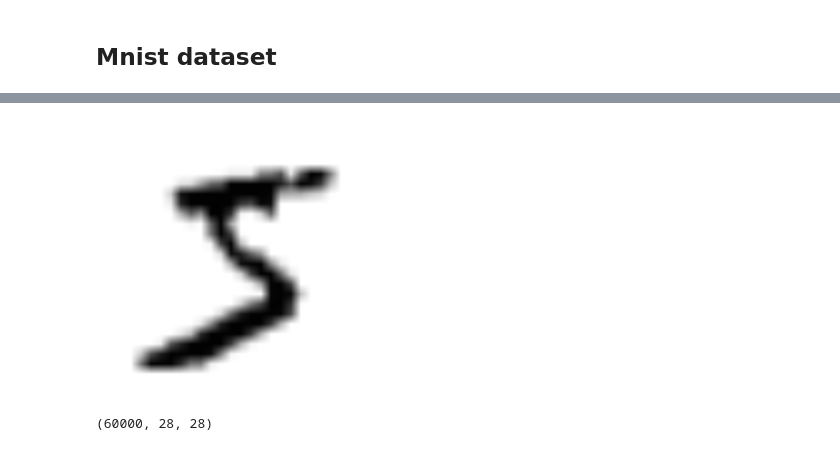
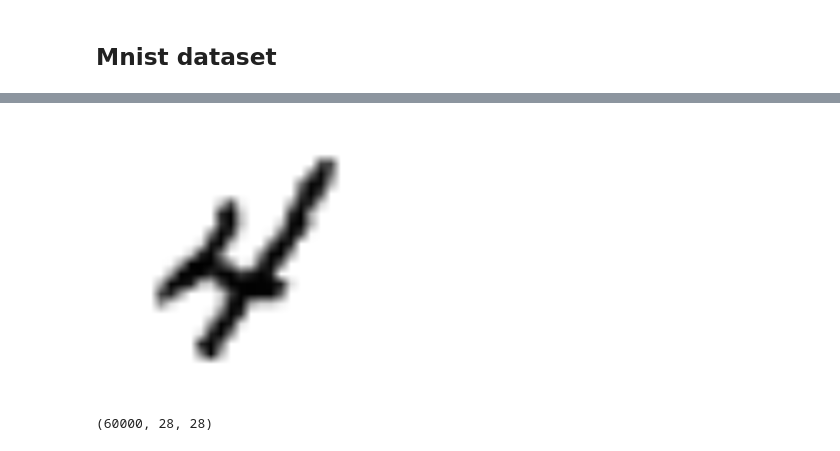
Before and after one commit to paulamos/MLcourse, a Jupyter notebook: MachineLearningLab02.ipynb, the cells around one changed output, grey strips where cells are left out. Drawn from its saved outputs; the diff is of its cells as text; code cells hidden in the pictures.

```diff
--- a/MachineLearningLab02.ipynb
+++ b/MachineLearningLab02.ipynb
@@ -153,9 +170,9 @@ train_labels = mnist.train_labels()
 test_images = mnist.test_images()
 test_labels = mnist.test_labels()
 # %%
-scipy.misc.toimage(scipy.misc.imresize(train_images[0,:,:] * -1 + 256, 10.))
+scipy.misc.toimage(scipy.misc.imresize(train_images[9,:,:] * -1 + 256, 10.))
 # %% [output]
-[figure, old version]
+[figure, new version]
 # %%
 train_images.shape
 # %% [output]
```
Also changed, not shown: parts of 7 cells of this notebook.
